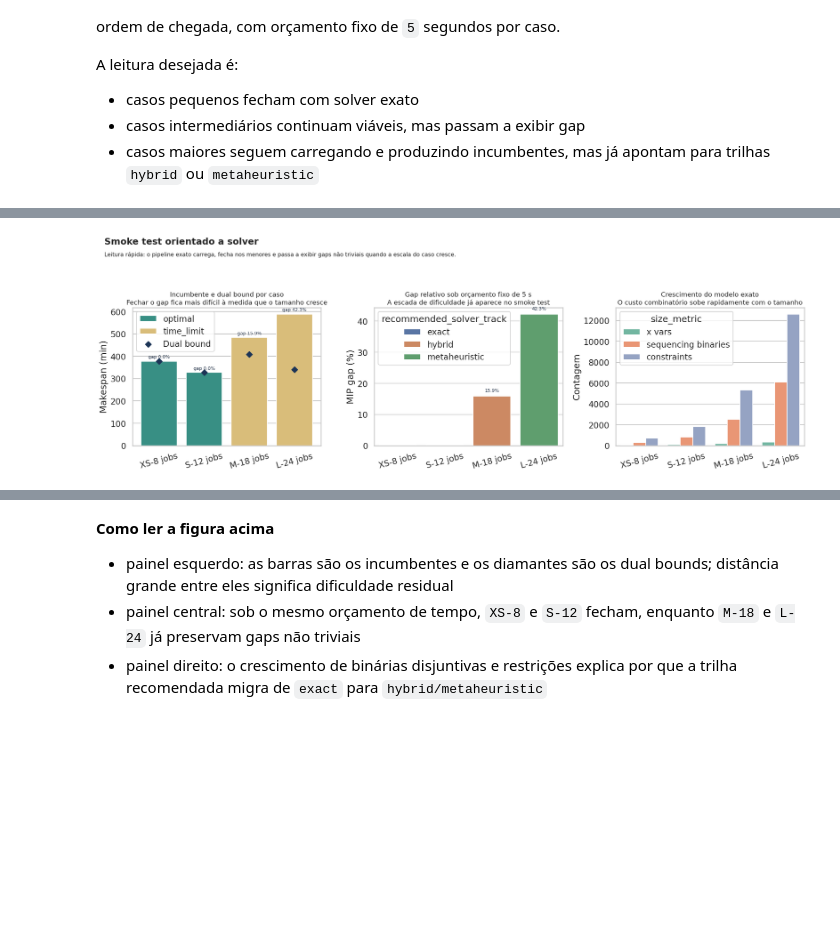
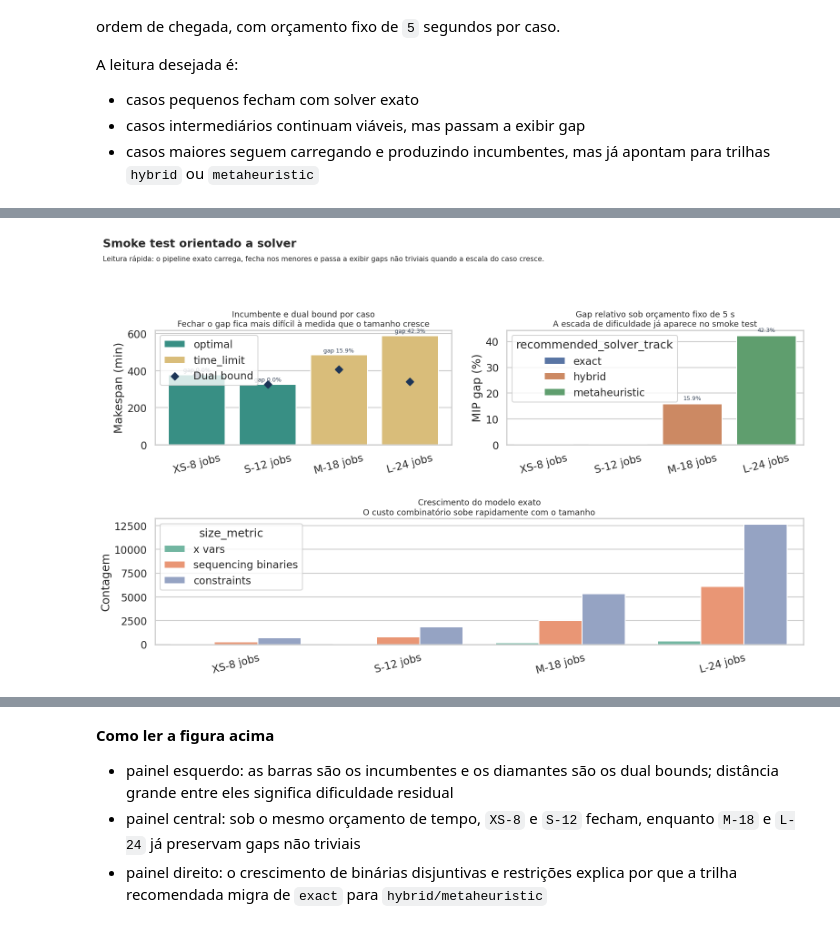
Before and after one commit to PequiFlux/agro_yard_dfjsp_benchmark_go, a Jupyter notebook: output/jupyter-notebook/instance-validation-and-exploratory-analysis.ipynb, the cells around one changed output, grey strips where cells are left out. Saved outputs shown, nothing was run; the diff lists cells and outputs as text; code cells hidden in the pictures; blank space fills up the shorter version.

```diff
--- a/output/jupyter-notebook/instance-validation-and-exploratory-analysis.ipynb
+++ b/output/jupyter-notebook/instance-validation-and-exploratory-analysis.ipynb
@@ -1448,7 +1452,11 @@ solver_smoke_df["objective_vs_dual_gap_min"] = (
 
 display(solver_smoke_df)
 
-fig, axes = plt.subplots(1, 3, figsize=(20, 6.5))
+fig, axes = plt.subplot_mosaic(
+    [["bounds", "gap"], ["size", "size"]],
+    figsize=(16.0, 10.1),
+    gridspec_kw={"height_ratios": [1.0, 1.1]},
+)
 
 sns.barplot(
     data=solver_smoke_df,
@@ -1457,9 +1465,9 @@ sns.barplot(
     hue="status_label",
     dodge=False,
     palette={"optimal": "#2a9d8f", "time_limit": "#e9c46a", "feasible": "#8ecae6", "other": "#94a3b8", "infeasible": "#d62828"},
-    ax=axes[0],
+    ax=axes["bounds"],
 )
-axes[0].scatter(
+axes["bounds"].scatter(
     range(len(solver_smoke_df)),
     solver_smoke_df["dual_bound_makespan_min"],
     color="#1d3557",
@@ -1470,13 +1478,13 @@ axes[0].scatter(
 )
 for idx, row in solver_smoke_df.reset_index(drop=True).iterrows():
     if pd.notna(row["mip_gap"]):
-        axes[0].text(idx, row["objective_makespan_min"] + 8, f"gap {row['mip_gap']:.1%}", ha="center", va="bottom", fontsize=9, color="#334155")
-axes[0].set_title("Incumbente e dual bound por caso\nFechar o gap fica mais difícil à medida que o tamanho cresce", fontsize=13)
-axes[0].set_xlabel("")
-axes[0].set_ylabel("Makespan (min)")
-axes[0].tick_params(axis="x", rotation=15)
-handles, labels = axes[0].get_legend_handles_labels()
-axes[0].legend(handles, labels, loc="upper left", frameon=True)
+        axes["bounds"].text(idx, row["objective_makespan_min"] + 8, f"gap {row['mip_gap']:.1%}", ha="center", va="bottom", fontsize=9, color="#334155")
+axes["bounds"].set_title("Incumbente e dual bound por caso\nFechar o gap fica mais difícil à medida que o tamanho cresce", fontsize=13)
+axes["bounds"].set_xlabel("")
+axes["bounds"].set_ylabel("Makespan (min)")
+axes["bounds"].tick_params(axis="x", rotation=15)
+handles, labels = axes["bounds"].get_legend_handles_labels()
+axes["bounds"].legend(handles, labels, loc="upper left", frameon=True)
 
 sns.barplot(
     data=solver_smoke_df,
@@ -1485,16 +1493,16 @@ sns.barplot(
     hue="recommended_solver_track",
     dodge=False,
     palette="deep",
-    ax=axes[1],
+    ax=axes["gap"],
 )
-axes[1].set_title("Gap relativo sob orçamento fixo de 5 s\nA escada de dificuldade já aparece no smoke test", fontsize=13)
-axes[1].set_xlabel("")
-axes[1].set_ylabel("MIP gap (%)")
-axes[1].tick_params(axis="x", rotation=15)
-for patch in axes[1].patches:
+axes["gap"].set_title("Gap relativo sob orçamento fixo de 5 s\nA escada de dificuldade já aparece no smoke test", fontsize=13)
+axes["gap"].set_xlabel("")
+axes["gap"].set_ylabel("MIP gap (%)")
+axes["gap"].tick_params(axis="x", rotation=15)
+for patch in axes["gap"].patches:
     height = patch.get_height()
     if np.isfinite(height) and height > 0:
-        axes[1].text(patch.get_x() + patch.get_width() / 2, height + 1.0, f"{height:.1f}%", ha="center", va="bottom", fontsize=9, color="#334155")
+        axes["gap"].text(patch.get_x() + patch.get_width() / 2, height + 1.0, f"{height:.1f}%", ha="center", va="bottom", fontsize=9, color="#334155")
 
 size_plot = solver_smoke_df.melt(
     id_vars=["case_label"],
@@ -1513,54 +1521,54 @@ sns.barplot(
     x="case_label",
     y="count",
     hue="size_metric",
-    ax=axes[2],
+    ax=axes["size"],
     palette="Set2",
 )
-axes[2].set_title("Crescimento do modelo exato\nO custo combinatório sobe rapidamente com o tamanho", fontsize=13)
-axes[2].set_xlabel("")
-axes[2].set_ylabel("Contagem")
-axes[2].tick_params(axis="x", rotation=15)
+axes["size"].set_title("Crescimento do modelo exato\nO custo combinatório sobe rapidamente com o tamanho", fontsize=13)
+axes["size"].set_xlabel("")
+axes["size"].set_ylabel("Contagem")
+axes["size"].tick_params(axis="x", rotation=15)
 
-fig.suptitle("Smoke test orientado a solver", x=0.02, y=1.03, ha="left", fontsize=18, fontweight="bold")
+fig.suptitle("Smoke test orientado a solver", x=0.02, y=0.98, ha="left", fontsize=18, fontweight="bold")
 fig.text(
     0.02,
-    0.95,
+    0.93,
     "Leitura rápida: o pipeline exato carrega, fecha nos menores e passa a exibir gaps não triviais quando a escala do caso cresce.",
     fontsize=11,
 )
-fig.tight_layout(rect=(0, 0, 1, 0.92))
+fig.tight_layout(rect=(0, 0, 1, 0.9), h_pad=2.0, w_pad=1.8)
 fig.savefig(ARTIFACT_DIR / "solver_oriented_smoke_test.png", dpi=160, bbox_inches="tight")
 plt.show()
 
 solver_smoke_df.to_csv(ARTIFACT_DIR / "solver_smoke_results.csv", index=False)
 
 solver_smoke_summary = pd.DataFrame(
     [
         {
             "solver_backend": "scipy.optimize.milp (HiGHS)",
             "time_limit_sec": float(solver_smoke_df["time_limit_sec"].iloc[0]),
             "small_cases_optimal": bool(
                 solver_smoke_df.loc[solver_smoke_df["max_jobs"].isin([8, 12]), "status_label"].eq("optimal").all()
             ),
             "all_cases_have_solution": bool(solver_smoke_df["has_solution"].all()),
             "large_cases_nontrivial_gap": bool(
                 solver_smoke_df.loc[solver_smoke_df["max_jobs"].isin([18, 24]), "mip_gap"].fillna(0.0).ge(0.10).all()
             ),
             "gap_non_decreasing_with_case_size": bool(
                 solver_smoke_df.sort_values("max_jobs")["mip_gap"].fillna(0.0).is_monotonic_increasing
             ),
         }
     ]
 )
 display(solver_smoke_summary)
 solver_smoke_summary.to_csv(ARTIFACT_DIR / "solver_smoke_summary.csv", index=False)
 # %% [output]
 |  | instance_id | scale_code | regime_code | recommended_solver_track | time_limit_sec | max_jobs | status_code | ... |
 | 0 | GO_XS_BALANCED_01 | XS | balanced | exact | 5.0 | 8 | 0 | ... |
 | 1 | GO_S_BALANCED_01 | S | balanced | exact | 5.0 | 12 | 0 | ... |
 | 2 | GO_M_BALANCED_01 | M | balanced | hybrid | 5.0 | 18 | 1 | ... |
 | 3 | GO_L_BALANCED_01 | L | balanced | metaheuristic | 5.0 | 24 | 1 | ... |
-[figure, old version]
+[figure, new version]
 |  | solver_backend | time_limit_sec | small_cases_optimal | all_cases_have_solution | large_cases_nontrivial_gap | ... |
 | 0 | scipy.optimize.milp (HiGHS) | 5.0 | True | True | True | ... |
 # %% [markdown]
```
Also changed, not shown: parts of 2 cells of this notebook, 6 other files.
